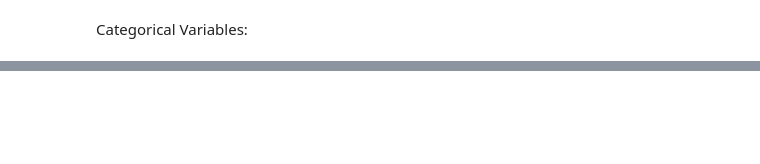
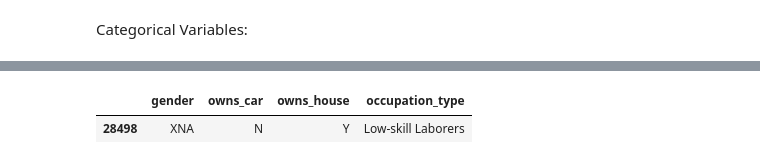
Before and after one commit to CamiloDS16/Project-2-AmEx-Credit-Card-Default-, a Jupyter notebook: Project-2-AmEx-Credit-Card-Default-/notebooks/data_wrangling_2capstone.ipynb, the cells around one changed output, grey strips where cells are left out. Drawn from its saved outputs; the diff is of its cells as text; code cells hidden in the pictures; blank space fills up the shorter version.

```diff
--- a/Project-2-AmEx-Credit-Card-Default-/notebooks/data_wrangling_2capstone.ipynb
+++ b/Project-2-AmEx-Credit-Card-Default-/notebooks/data_wrangling_2capstone.ipynb
@@ -168,0 +226,6 @@ categorical_v
+# %%
+gender_filtered = categorical_data[categorical_data.gender == 'XNA']
+gender_filtered
+# %% [output]
+|  | gender | owns_car | owns_house | occupation_type |
+| 28498 | XNA | N | Y | Low-skill Laborers |
```
Also changed, not shown: parts of 45 cells of this notebook.
